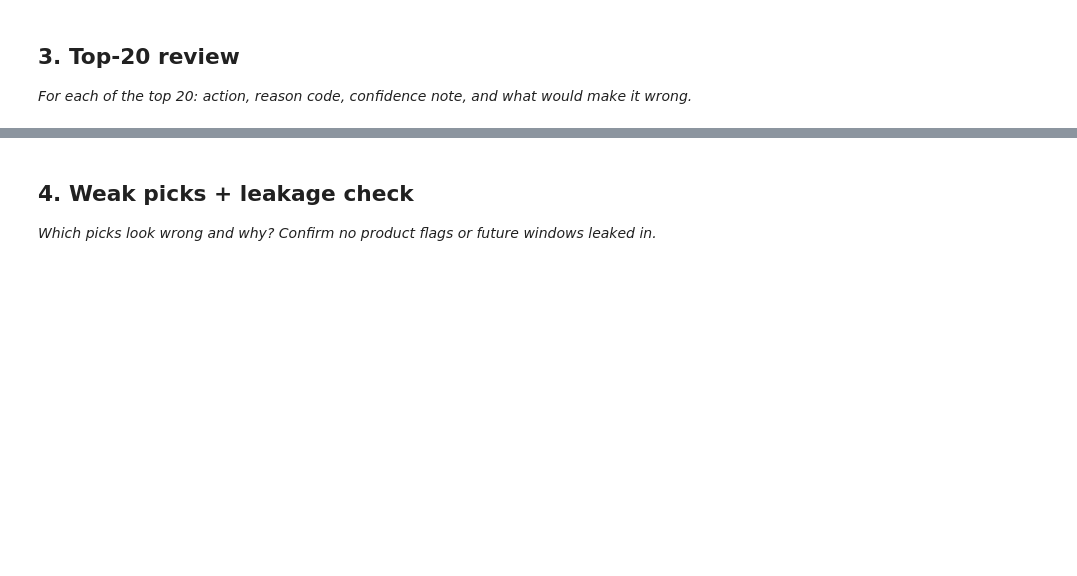
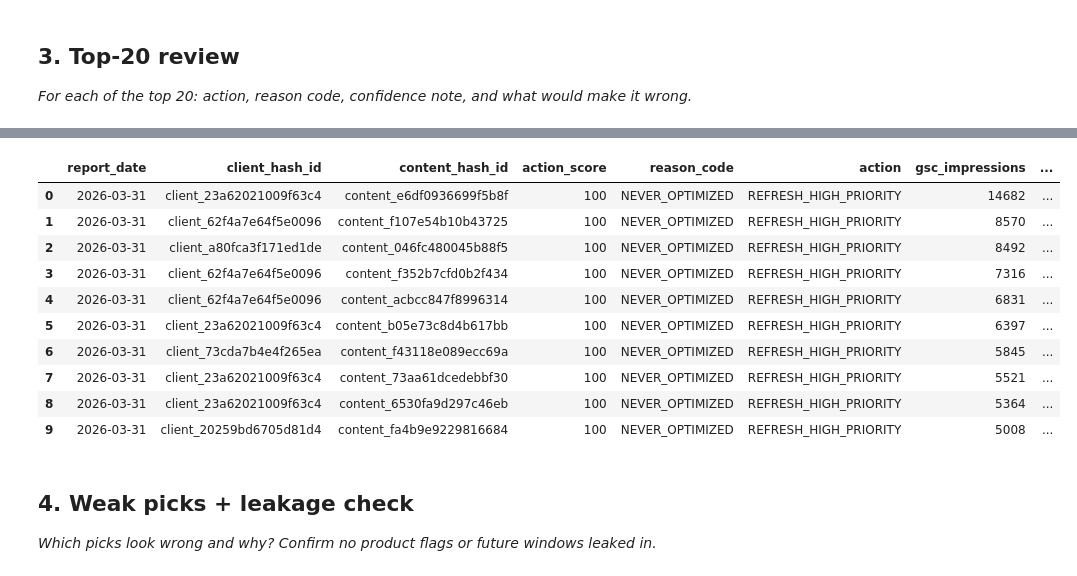
Before and after one commit to Rowan-ali/flyrank-ml-internship, a Jupyter notebook: work/notebooks/w04_baseline_score.ipynb, the cells around one changed output, grey strips where cells are left out. Saved outputs shown, nothing was run; the diff lists cells and outputs as text; code cells hidden in the pictures; blank space fills up the shorter version.

```diff
--- a/work/notebooks/w04_baseline_score.ipynb
+++ b/work/notebooks/w04_baseline_score.ipynb
@@ -29,0 +724,83 @@ This skeleton is yours to fill. Work the sections **in order** — each one has
+# %%
+# ============================================================
+# SECTION 3 — TOP-10 SKEPTICAL REVIEW
+# ============================================================
+
+top10_review = ranked_queue.head(10).copy()
+
+
+def format_value(value, decimals=2):
+    if pd.isna(value):
+        return "NA"
+    return f"{value:,.{decimals}f}"
+
+
+def why_its_there(row):
+    action = row["action"]
+    reason = row["reason_code"]
+    impressions = row["gsc_impressions"]
+    position = row["gsc_avg_position"]
+
+    evidence = (
+        f"Observed impressions: {format_value(impressions, 0)}; "
+        f"observed average position: {format_value(position, 2)}."
+    )
+
+    if reason == "NEVER_OPTIMIZED":
+        return (
+            f"{action} because the content has no recorded "
+            f"last_optimized_date, which is the confirmed staleness "
+            f"condition used by the baseline. {evidence}"
+        )
+
+    return (
+        f"{action} because the content has a recorded optimization date "
+        f"and therefore does not meet the baseline's never-optimized "
+        f"condition. {evidence}"
+    )
+
+
+def what_would_make_it_wrong(row):
+    if row["reason_code"] == "NEVER_OPTIMIZED":
+        return (
+            "The recommendation could be wrong if the missing "
+            "last_optimized_date reflects incomplete metadata rather than "
+            "true lack of optimization, or if the content is already "
+            "performing well enough that a refresh is not warranted."
+        )
+
+    return (
+        "The recommendation could be wrong if the recorded optimization "
+        "date is inaccurate or if the content has deteriorated despite "
+        "having been optimized."
+    )
+
+
+top10_review["why_its_there"] = top10_review.apply(
+    why_its_there,
+    axis=1
+)
+
+top10_review["what_would_make_it_wrong"] = top10_review.apply(
+    what_would_make_it_wrong,
+    axis=1
+)
+
+
+print(f"Top-10 rows reviewed: {len(top10_review)}")
+
+top10_review[
+    [
+        "report_date",
+        "client_hash_id",
+        "content_hash_id",
+        "action_score",
+        "reason_code",
+        "action",
+        "gsc_impressions",
+        "gsc_avg_position",
+        "why_its_there",
+        "what_would_make_it_wrong",
+    ]
+]
+# %% [output]
@@ -30,3 +808,14 @@ This skeleton is yours to fill. Work the sections **in order** — each one has
+|  | report_date | client_hash_id | content_hash_id | action_score | reason_code | action | gsc_impressions | ... |
+| 0 | 2026-03-31 | client_23a62021009f63c4 | content_e6df0936699f5b8f | 100 | NEVER_OPTIMIZED | REFRESH_HIGH_PRIORITY | 14682 | ... |
+| 1 | 2026-03-31 | client_62f4a7e64f5e0096 | content_f107e54b10b43725 | 100 | NEVER_OPTIMIZED | REFRESH_HIGH_PRIORITY | 8570 | ... |
+| 2 | 2026-03-31 | client_a80fca3f171ed1de | content_046fc480045b88f5 | 100 | NEVER_OPTIMIZED | REFRESH_HIGH_PRIORITY | 8492 | ... |
+| 3 | 2026-03-31 | client_62f4a7e64f5e0096 | content_f352b7cfd0b2f434 | 100 | NEVER_OPTIMIZED | REFRESH_HIGH_PRIORITY | 7316 | ... |
+| 4 | 2026-03-31 | client_62f4a7e64f5e0096 | content_acbcc847f8996314 | 100 | NEVER_OPTIMIZED | REFRESH_HIGH_PRIORITY | 6831 | ... |
+| 5 | 2026-03-31 | client_23a62021009f63c4 | content_b05e73c8d4b617bb | 100 | NEVER_OPTIMIZED | REFRESH_HIGH_PRIORITY | 6397 | ... |
+| 6 | 2026-03-31 | client_73cda7b4e4f265ea | content_f43118e089ecc69a | 100 | NEVER_OPTIMIZED | REFRESH_HIGH_PRIORITY | 5845 | ... |
+| 7 | 2026-03-31 | client_23a62021009f63c4 | content_73aa61dcedebbf30 | 100 | NEVER_OPTIMIZED | REFRESH_HIGH_PRIORITY | 5521 | ... |
+| 8 | 2026-03-31 | client_23a62021009f63c4 | content_6530fa9d297c46eb | 100 | NEVER_OPTIMIZED | REFRESH_HIGH_PRIORITY | 5364 | ... |
+| 9 | 2026-03-31 | client_20259bd6705d81d4 | content_fa4b9e9229816684 | 100 | NEVER_OPTIMIZED | REFRESH_HIGH_PRIORITY | 5008 | ... |
 # %% [markdown]
 ## 4. Weak picks + leakage check
 
```
Also changed, not shown: parts of 38 cells of this notebook.
